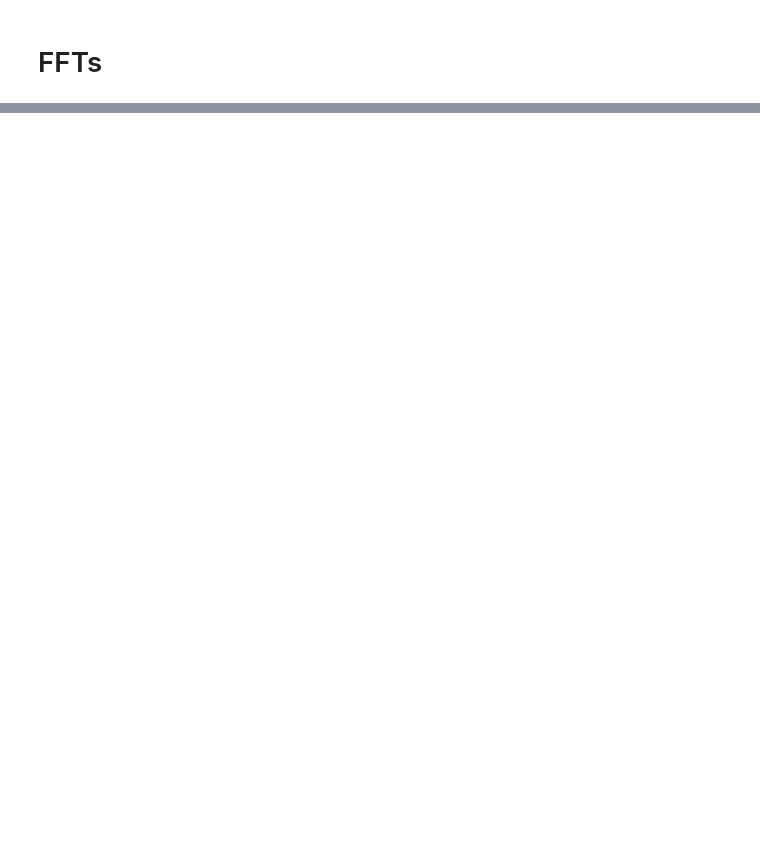
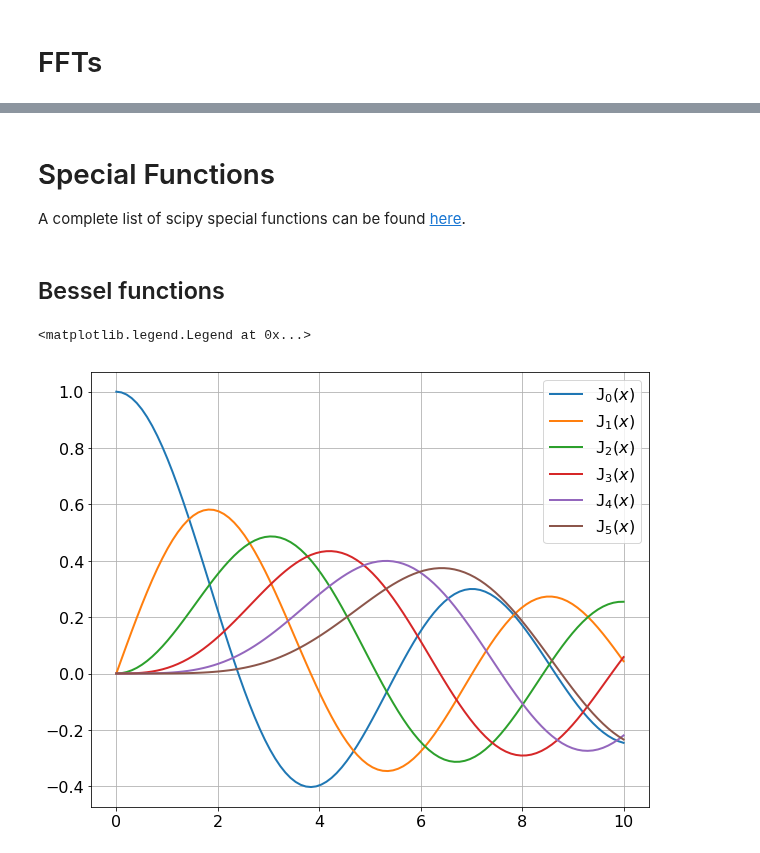
Before and after one commit to Python4AstronomersAndParticlePhysicists/PythonWorkshop-ICE, a Jupyter notebook: notebooks/07_01_scipy.ipynb, the cells around one changed output, grey strips where cells are left out. Drawn from its saved outputs; the diff is of its cells as text; code cells hidden in the pictures; blank space fills up the shorter version.

```diff
--- a/notebooks/07_01_scipy.ipynb
+++ b/notebooks/07_01_scipy.ipynb
@@ -364,0 +415,20 @@ plt.xscale('log')
+# %% [markdown]
+<a id=special_functions></a>
+# Special Functions
+
+A complete list of scipy special functions can be found [here](https://docs.scipy.org/doc/scipy-0.14.0/reference/special.html).
+# %% [markdown]
+<a id=bessel></a>
+## Bessel functions
+# %%
+from scipy.special import jn
+
+
+x = np.linspace(0, 10, 100)
+for n in range(6):
+    plt.plot(x, jn(n, x), label=r'$\mathtt{J}_{%i}(x)$' % n)
+plt.grid()
+plt.legend()
+# %% [output]
+<matplotlib.legend.Legend at 0x...>
+[figure, added]
```
Also changed, not shown: parts of 20 cells of this notebook.
